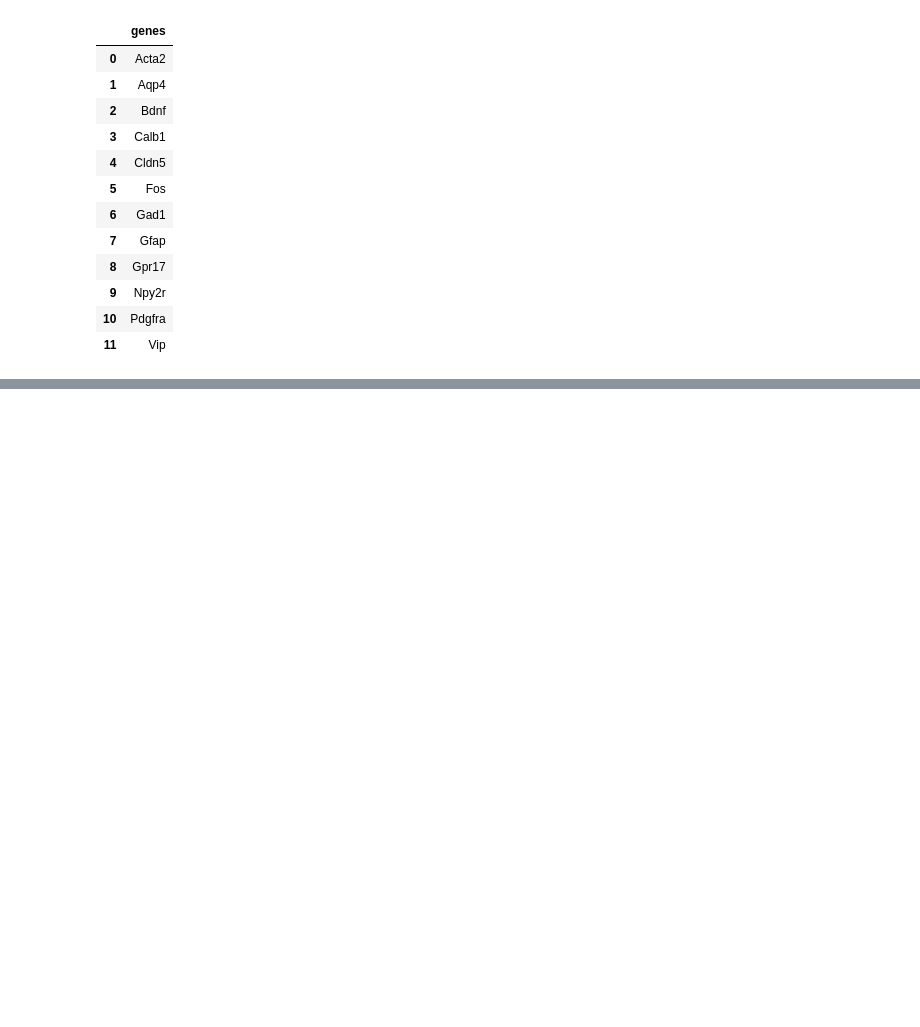
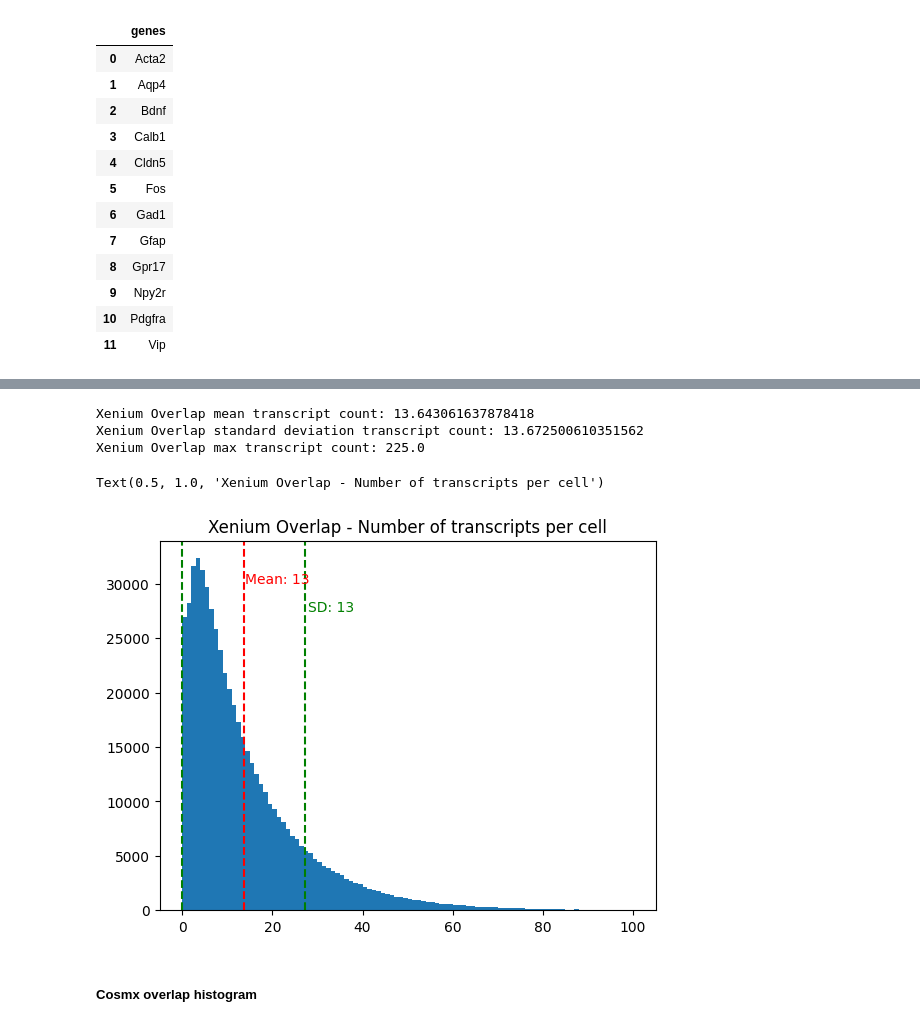
Before and after one commit to krisalejo/scRNA-seq-tech-comparisons, a Jupyter notebook: Transcripts per cell - Mean with SD histograms.ipynb, the cells around one changed output, grey strips where cells are left out. Drawn from its saved outputs; the diff is of its cells as text; code cells hidden in the pictures; blank space fills up the shorter version.

```diff
--- a/Transcripts per cell - Mean with SD histograms.ipynb
+++ b/Transcripts per cell - Mean with SD histograms.ipynb
@@ -245,0 +295,3 @@ gene_overlap_list
+# %%
+gene_overlap_list = list(gene_overlap_list['genes'])
+gene_overlap_list
@@ -245,0 +313,8 @@ gene_overlap_list
+# %%
+xenium_cell_df = pd.DataFrame(columns = xenium_scdata.var.index)
+for sample in sample_id_list:
+    mtx = sc.read_10x_h5(rf"D:\SMI-0214_DonCleveland_UCSD\SMI-0214_DonCleveland_UCSD\xenium_prerelease_molina_mouse_brain_Mar13\{sample}\cell_feature_matrix.h5")
+    xenium_cell_df = pd.concat([xenium_cell_df, pd.DataFrame(mtx.X.toarray(), columns = xenium_scdata.var.index)], ignore_index = True)
+# %%
+xenium_overlap = xenium_cell_df.loc[:, [gene for gene in xenium_cell_df.columns if gene in gene_overlap_list]]
+xenium_overlap
@@ -245,0 +335,3 @@ gene_overlap_list
+# %%
+xenium_overlap_transcript_count = xenium_overlap.sum(axis = 1)
+xenium_overlap_transcript_count
@@ -245,0 +351,21 @@ gene_overlap_list
+# %%
+print(f'Xenium Overlap mean transcript count: {xenium_overlap_transcript_count.mean()}')
+print(f'Xenium Overlap standard deviation transcript count: {xenium_overlap_transcript_count.std()}')
+print(f'Xenium Overlap max transcript count: {xenium_overlap_transcript_count.max()}')
+# %% [output]
+Xenium Overlap mean transcript count: 13.643061637878418
+Xenium Overlap standard deviation transcript count: 13.672500610351562
+Xenium Overlap max transcript count: 225.0
+# %%
+plt.hist(xenium_overlap_transcript_count, bins = 100, range = (0,100))
+plt.axvline(xenium_overlap_transcript_count.mean(), color = 'red', linestyle = 'dashed', label = 'Mean')
+plt.text(14, 30000, f'Mean: {int(xenium_overlap_transcript_count.mean())}', color = 'red')
+plt.axvline(xenium_overlap_transcript_count.mean() - xenium_overlap_transcript_count.std(), color = 'green', linestyle = 'dashed', label = '-1 SD')
+plt.text(28, 27500, f'SD: {int(xenium_overlap_transcript_count.std())}', color = 'green')
+plt.axvline(xenium_overlap_transcript_count.mean() + xenium_overlap_transcript_count.std(), color = 'green', linestyle = 'dashed', label = '+1 SD')
+plt.title('Xenium Overlap - Number of transcripts per cell')
+# %% [output]
+Text(0.5, 1.0, 'Xenium Overlap - Number of transcripts per cell')
+[figure, added]
+# %% [markdown]
+##### Cosmx overlap histogram
```
Also changed, not shown: parts of 23 cells of this notebook.
